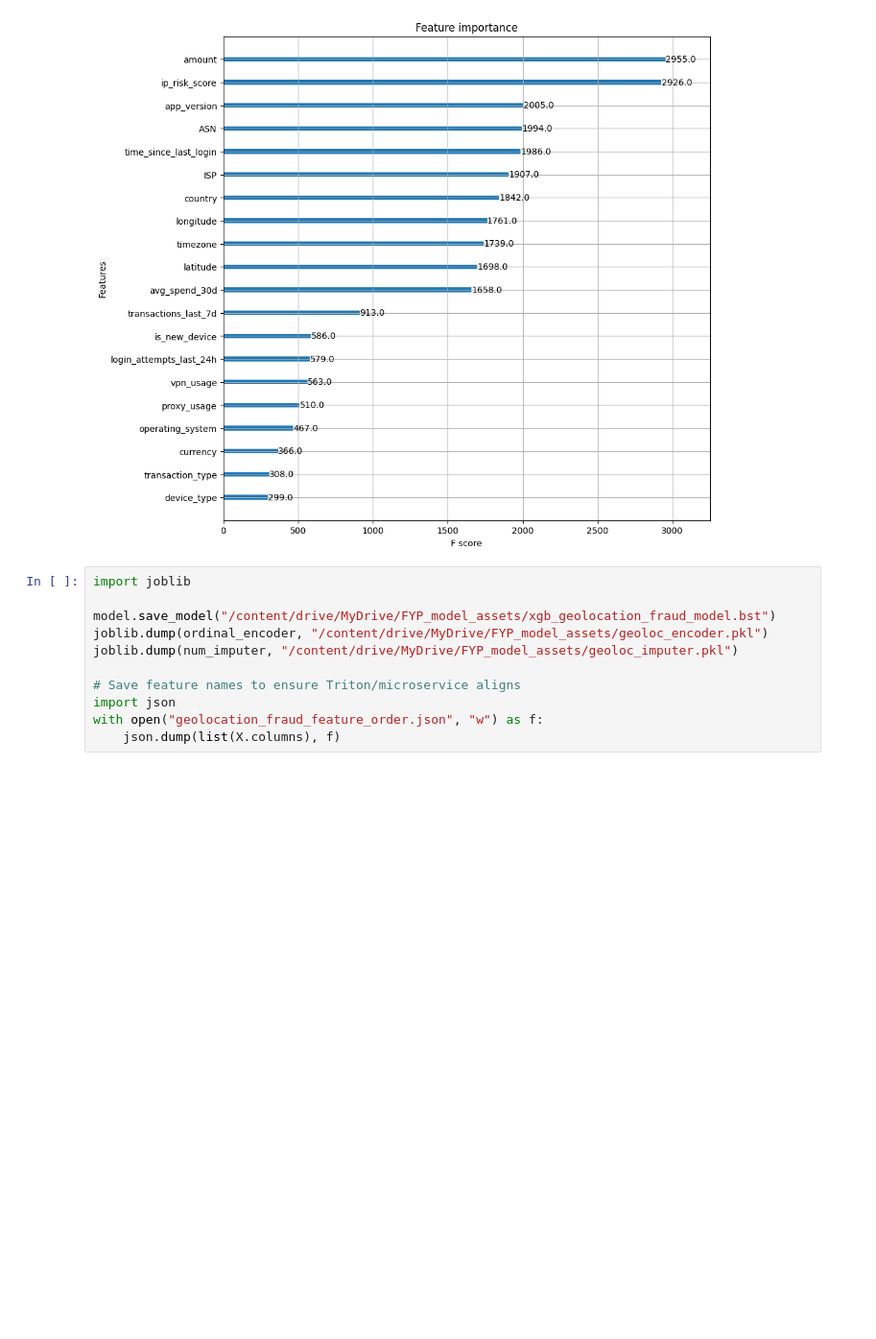
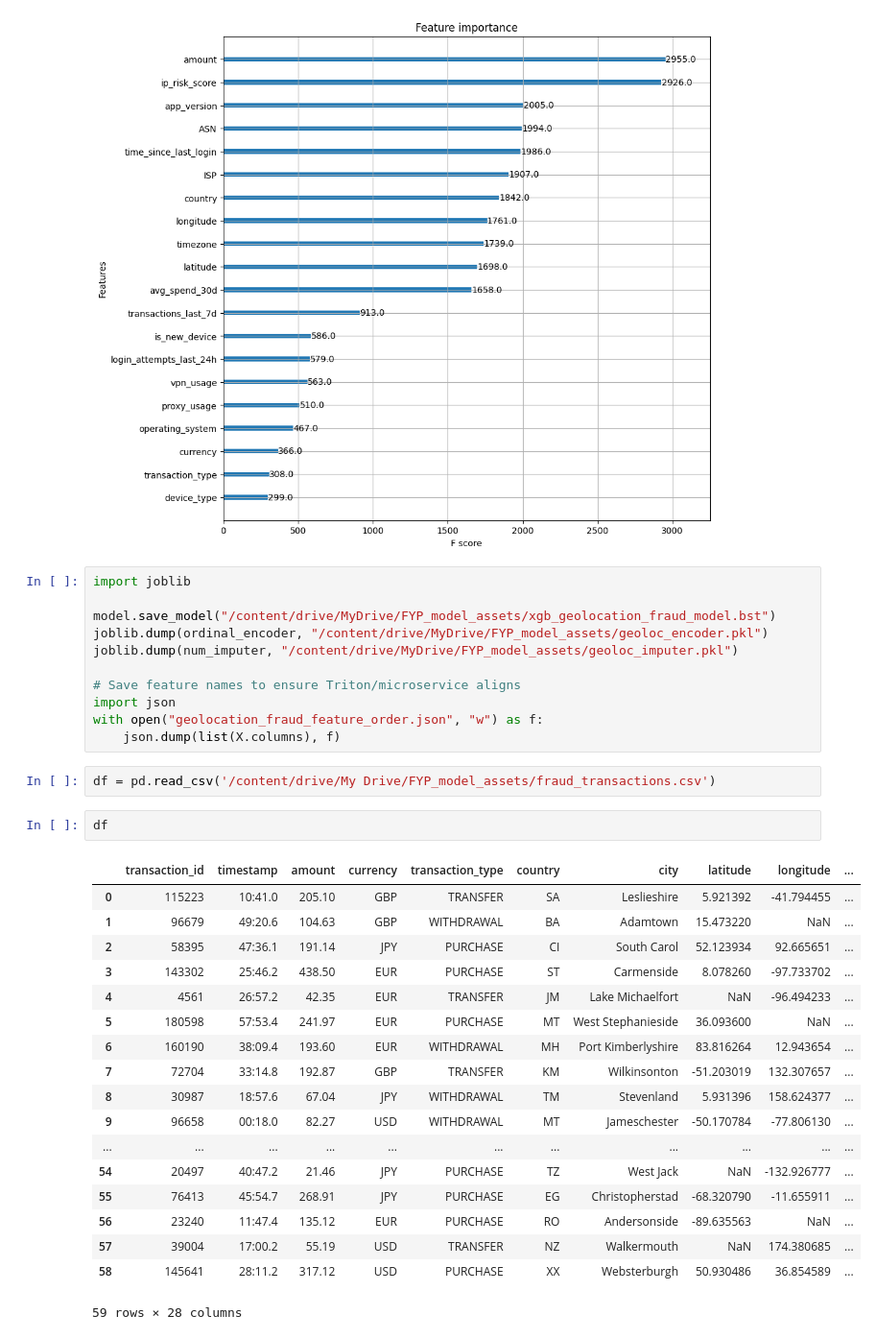
Before and after one commit to Henry-0810/AI-Cloud-Quality-Scanner-Pipeline, a Jupyter notebook: geolocation_fraud/data_analysis.ipynb, the cells around one changed output. Shown at 96% size. Cells and saved outputs as stored; diff of their text form; blank space fills up the shorter version.

```diff
--- a/geolocation_fraud/data_analysis.ipynb
+++ b/geolocation_fraud/data_analysis.ipynb
@@ -259,3 +257,26 @@ joblib.dump(num_imputer, "/content/drive/MyDrive/FYP_model_assets/geoloc_imputer
 import json
 with open("geolocation_fraud_feature_order.json", "w") as f:
     json.dump(list(X.columns), f)
+# %%
+df = pd.read_csv('/content/drive/My Drive/FYP_model_assets/fraud_transactions.csv')
+# %%
+df
+# %% [output]
+|  | transaction_id | timestamp | amount | currency | transaction_type | country | city | latitude | longitude | ... |
+| 0 | 115223 | 10:41.0 | 205.10 | GBP | TRANSFER | SA | Leslieshire | 5.921392 | -41.794455 | ... |
+| 1 | 96679 | 49:20.6 | 104.63 | GBP | WITHDRAWAL | BA | Adamtown | 15.473220 | NaN | ... |
+| 2 | 58395 | 47:36.1 | 191.14 | JPY | PURCHASE | CI | South Carol | 52.123934 | 92.665651 | ... |
+| 3 | 143302 | 25:46.2 | 438.50 | EUR | PURCHASE | ST | Carmenside | 8.078260 | -97.733702 | ... |
+| 4 | 4561 | 26:57.2 | 42.35 | EUR | TRANSFER | JM | Lake Michaelfort | NaN | -96.494233 | ... |
+| 5 | 180598 | 57:53.4 | 241.97 | EUR | PURCHASE | MT | West Stephanieside | 36.093600 | NaN | ... |
+| 6 | 160190 | 38:09.4 | 193.60 | EUR | WITHDRAWAL | MH | Port Kimberlyshire | 83.816264 | 12.943654 | ... |
+| 7 | 72704 | 33:14.8 | 192.87 | GBP | TRANSFER | KM | Wilkinsonton | -51.203019 | 132.307657 | ... |
+| 8 | 30987 | 18:57.6 | 67.04 | JPY | WITHDRAWAL | TM | Stevenland | 5.931396 | 158.624377 | ... |
+| 9 | 96658 | 00:18.0 | 82.27 | USD | WITHDRAWAL | MT | Jameschester | -50.170784 | -77.806130 | ... |
+| ... | ... | ... | ... | ... | ... | ... | ... | ... | ... | ... |
+| 54 | 20497 | 40:47.2 | 21.46 | JPY | PURCHASE | TZ | West Jack | NaN | -132.926777 | ... |
+| 55 | 76413 | 45:54.7 | 268.91 | JPY | PURCHASE | EG | Christopherstad | -68.320790 | -11.655911 | ... |
+| 56 | 23240 | 11:47.4 | 135.12 | EUR | PURCHASE | RO | Andersonside | -89.635563 | NaN | ... |
+| 57 | 39004 | 17:00.2 | 55.19 | USD | TRANSFER | NZ | Walkermouth | NaN | 174.380685 | ... |
+| 58 | 145641 | 28:11.2 | 317.12 | USD | PURCHASE | XX | Websterburgh | 50.930486 | 36.854589 | ... |
+59 rows × 28 columns
```
Also changed, not shown: parts of 2 cells of this notebook.
